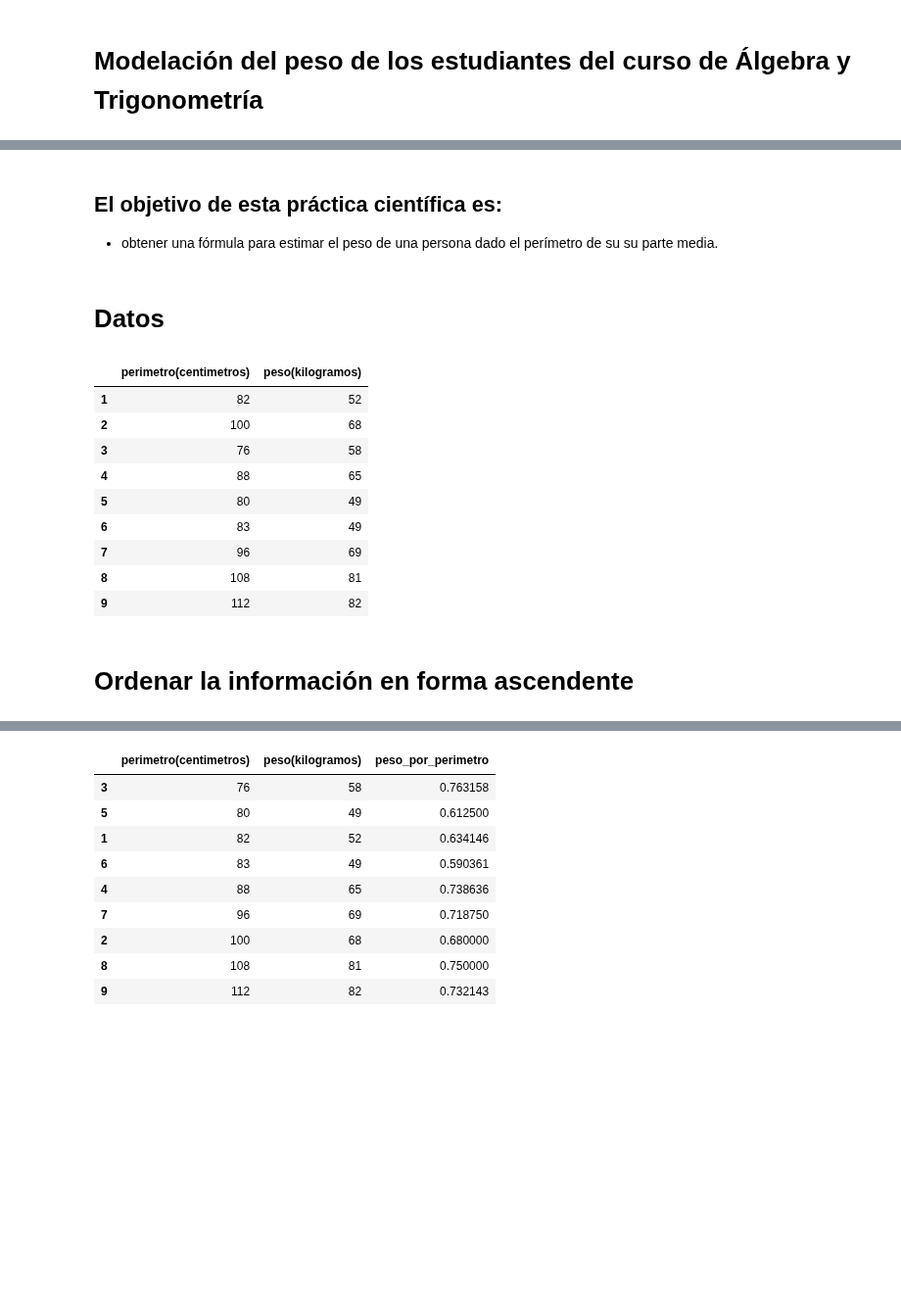
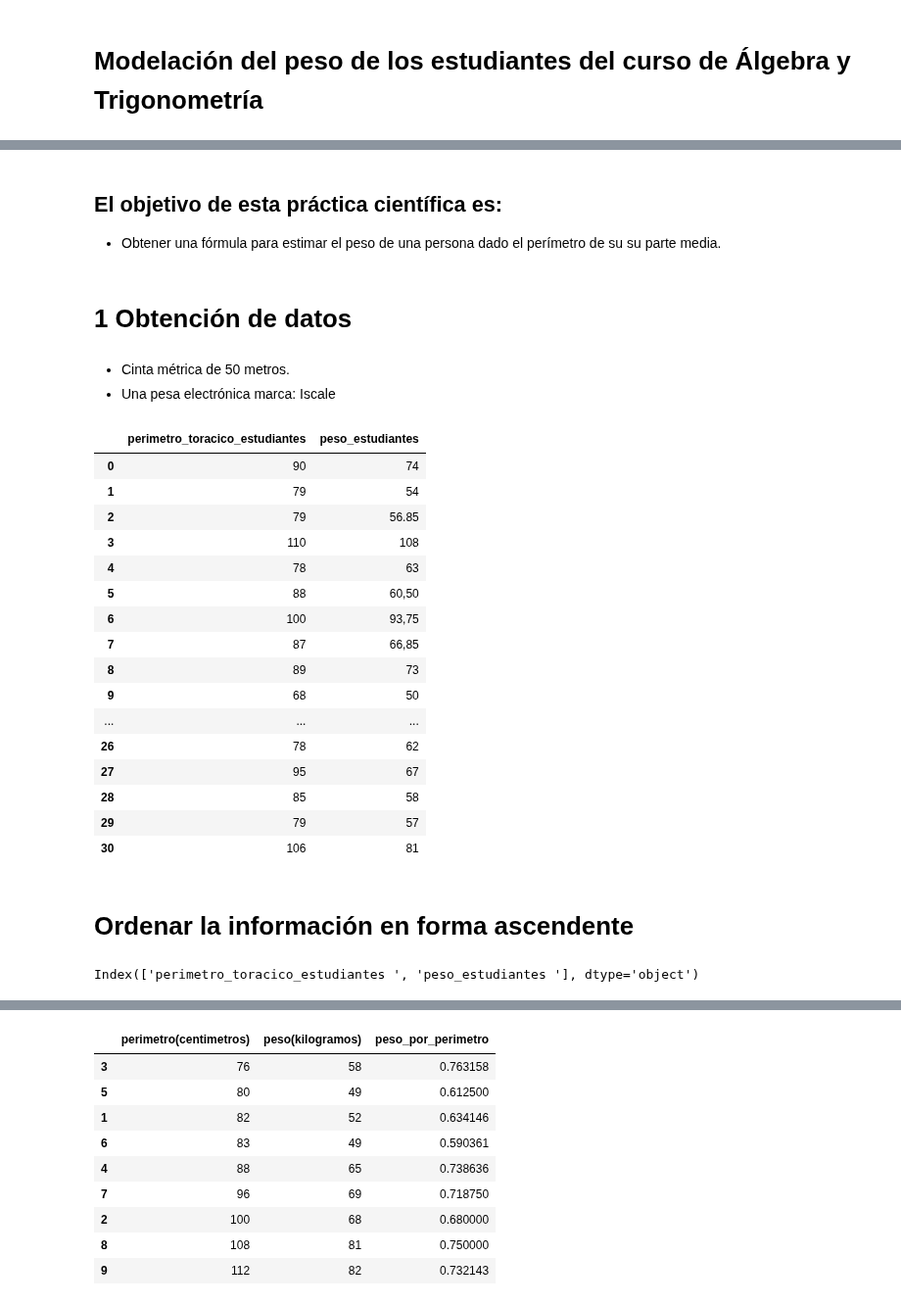
Before and after one commit to marco-canas/algebra_y_trigonometria, a Jupyter notebook: classes/medicion/proporcionalidad_para_la_medicion/practica_cinta_bobinometrica.ipynb, the cells around one changed output, grey strips where cells are left out. Shown at 98% size. Saved outputs shown, nothing was run; the diff lists cells and outputs as text; code cells hidden in the pictures; blank space fills up the shorter version.

```diff
--- a/classes/medicion/proporcionalidad_para_la_medicion/practica_cinta_bobinometrica.ipynb
+++ b/classes/medicion/proporcionalidad_para_la_medicion/practica_cinta_bobinometrica.ipynb
@@ -19,32 +48,41 @@ Un reconocimiento a mis estudiantes que han construido conmigo este saber pedag
 # %% [markdown]
 ## El objetivo de esta práctica científica es:
 
-* obtener una fórmula para estimar el peso de una persona dado el perímetro de su su parte media.
+* Obtener una fórmula para estimar el peso de una persona dado el perímetro de su su parte media.
-# %% [markdown]
-# Datos
-# %%
-import numpy as np
-
-import pandas as pd
-
-perimetros = [82, 100, 76, 88, 80, 83, 96, 108, 112]
-pesos = [52, 68, 58, 65, 49, 49, 69, 81, 82]
-
-diccionario = {'perimetro(centimetros)': perimetros, 'peso(kilogramos)':pesos}
-
-tabla = pd.DataFrame(diccionario, index = np.arange(1, 10))
-
-tabla
-# %% [output]
-|  | perimetro(centimetros) | peso(kilogramos) |
-| 1 | 82 | 52 |
-| 2 | 100 | 68 |
-| 3 | 76 | 58 |
-| 4 | 88 | 65 |
-| 5 | 80 | 49 |
-| 6 | 83 | 49 |
-| 7 | 96 | 69 |
-| 8 | 108 | 81 |
-| 9 | 112 | 82 |
+# %% [markdown]
+# 1 Obtención de datos
+# %% [markdown]
+
+* Cinta métrica de 50 metros.
+* Una pesa electrónica marca: Iscale
+# %%
+import pandas as pd
+
+tabla_medidas_corporales = pd.read_excel("mediciones_de_los_estudiantes.xlsx")
+
+
+tabla_medidas_corporales
+# %% [output]
+|  | perimetro_toracico_estudiantes | peso_estudiantes |
+| 0 | 90 | 74 |
+| 1 | 79 | 54 |
+| 2 | 79 | 56.85 |
+| 3 | 110 | 108 |
+| 4 | 78 | 63 |
+| 5 | 88 | 60,50 |
+| 6 | 100 | 93,75 |
+| 7 | 87 | 66,85 |
+| 8 | 89 | 73 |
+| 9 | 68 | 50 |
+| ... | ... | ... |
+| 26 | 78 | 62 |
+| 27 | 95 | 67 |
+| 28 | 85 | 58 |
+| 29 | 79 | 57 |
+| 30 | 106 | 81 |
 # %% [markdown]
 # Ordenar la información en forma ascendente
+# %%
+tabla_medidas_corporales.keys()
+# %% [output]
+Index(['perimetro_toracico_estudiantes ', 'peso_estudiantes '], dtype='object')
```
Also changed, not shown: parts of 9 cells of this notebook, 7 other files.
